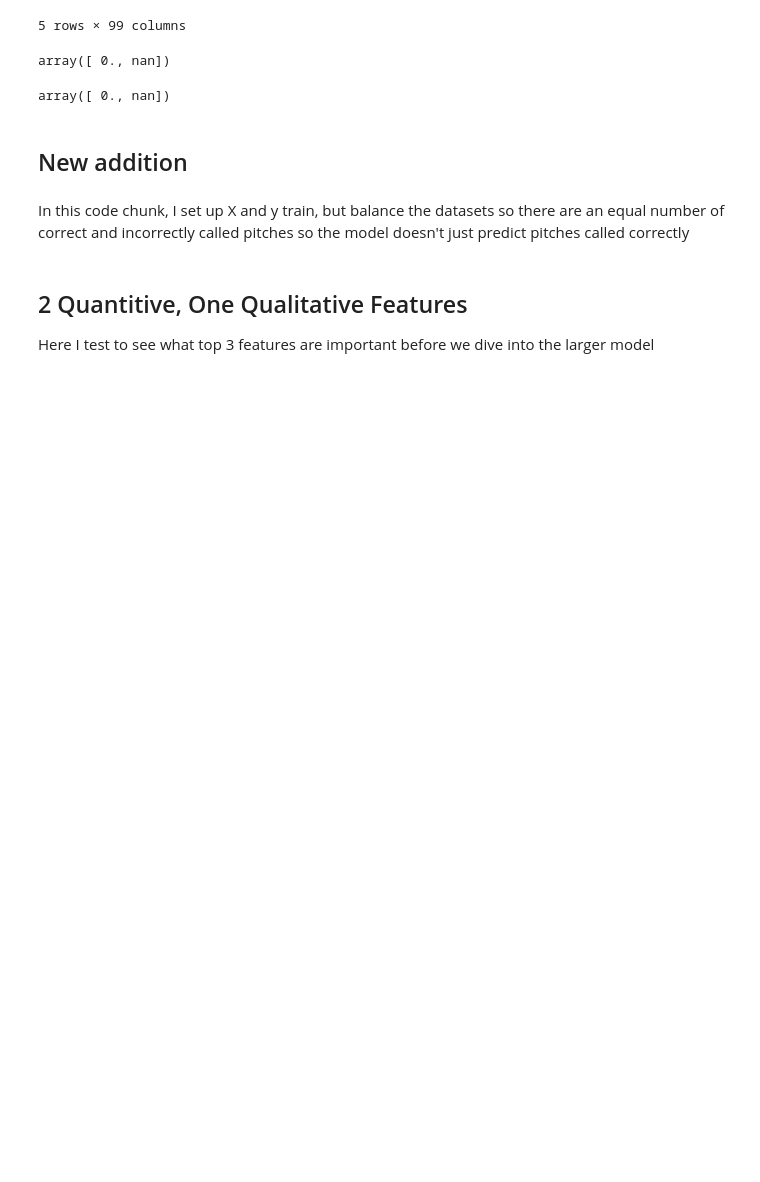
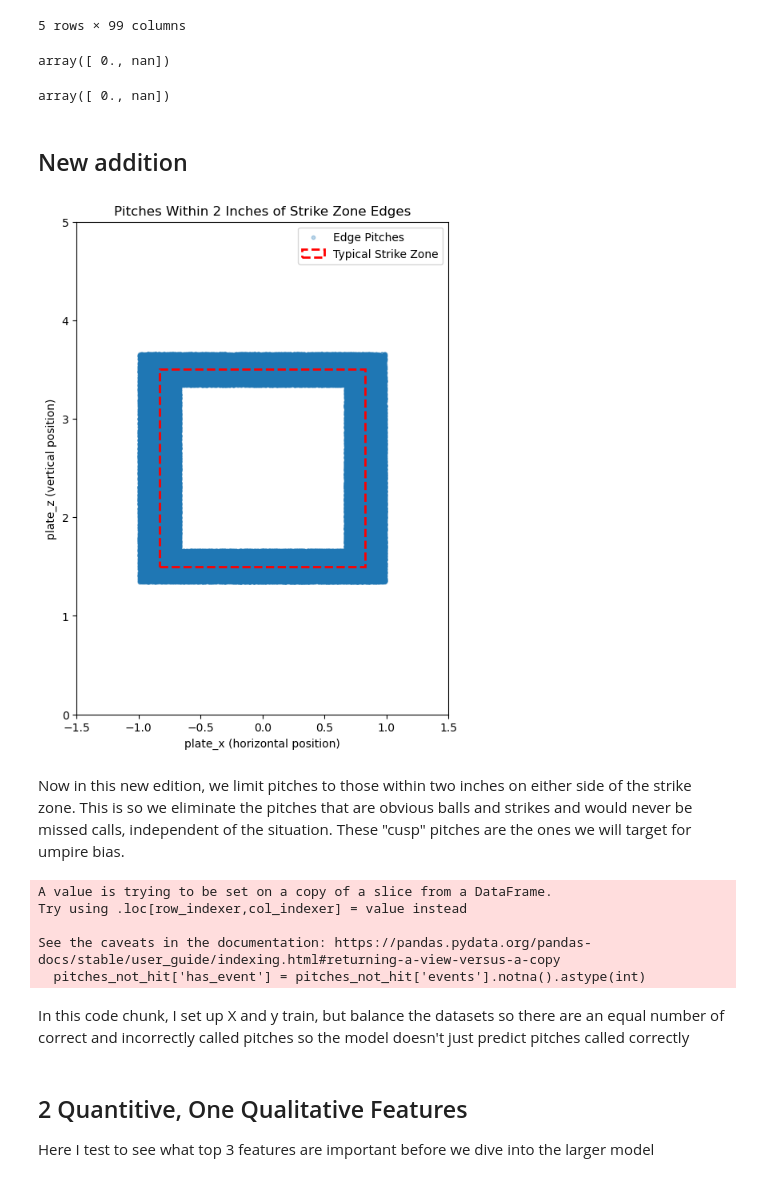
Before and after one commit to ctkatz/ML_project, a Jupyter notebook: chloe.ipynb, the cells around one changed output. Drawn from its saved outputs; the diff is of its cells as text; code cells hidden in the pictures; blank space fills up the shorter version.

```diff
--- a/chloe.ipynb
+++ b/chloe.ipynb
@@ -60,9 +60,71 @@ pitches_not_hit["iso_value"].unique()
 array([ 0., nan])
 # %% [markdown]
 ## New addition
+# %%
+import matplotlib.pyplot as plt
+
+# Convert 2 inches to feet
+margin = 2 / 12
+
+# Strike zone edges
+left = -0.83
+right = 0.83
+bottom = 1.5
+top = 3.5
+
+# Create masks for each strike zone edge
+left_edge = (
+    (pitches_not_hit['plate_x'] >= left - margin) & (pitches_not_hit['plate_x'] <= left + margin) &
+    (pitches_not_hit['plate_z'] >= bottom - margin) & (pitches_not_hit['plate_z'] <= top + margin))
+
+right_edge = (
+    (pitches_not_hit['plate_x'] >= right - margin) & (pitches_not_hit['plate_x'] <= right + margin) &
+    (pitches_not_hit['plate_z'] >= bottom - margin) & (pitches_not_hit['plate_z'] <= top + margin))
+
+bottom_edge = (
+    (pitches_not_hit['plate_z'] >= bottom - margin) & (pitches_not_hit['plate_z'] <= bottom + margin) &
+    (pitches_not_hit['plate_x'] >= left - margin) & (pitches_not_hit['plate_x'] <= right + margin))
+
+top_edge = (
+    (pitches_not_hit['plate_z'] >= top - margin) & (pitches_not_hit['plate_z'] <= top + margin) &
+    (pitches_not_hit['plate_x'] >= left - margin) & (pitches_not_hit['plate_x'] <= right + margin))
+
+# Combine all edges
+edge_mask = left_edge | right_edge | bottom_edge | top_edge
+
+# Filter pitches
+edge_pitches = pitches_not_hit[edge_mask]
+pitches_not_hit = pitches_not_hit[edge_mask]
+
+# Plot
+fig, ax = plt.subplots(figsize=(6, 8))
+ax.scatter(edge_pitches['plate_x'], edge_pitches['plate_z'], alpha=0.3, label='Edge Pitches', s=10)
+
+# Draw strike zone
+strike_zone = plt.Rectangle((left, bottom), right - left, top - bottom, fill=False,
+                            color='red', linestyle='--', linewidth=2, label='Typical Strike Zone')
+ax.add_patch(strike_zone)
+
+ax.set_xlabel("plate_x (horizontal position)")
+ax.set_ylabel("plate_z (vertical position)")
+ax.set_title("Pitches Within 2 Inches of Strike Zone Edges")
+ax.set_xlim(-1.5, 1.5)
+ax.set_ylim(0, 5)
+ax.legend()
+plt.show()
+# %% [output]
+[figure, added]
+# %% [markdown]
+Now in this new edition, we limit pitches to those within two inches on either side of the strike zone. This is so we eliminate the pitches that are obvious balls and strikes and would never be missed calls, independent of the situation. These "cusp" pitches are the ones we will target for umpire bias.
 # %%
 # Creating a new variable to see if a game altering event (out or man on base) came as a result of the pitch
 pitches_not_hit['has_event'] = pitches_not_hit['events'].notna().astype(int)
+# %% [output]
+A value is trying to be set on a copy of a slice from a DataFrame.
+Try using .loc[row_indexer,col_indexer] = value instead
+
+See the caveats in the documentation: https://pandas.pydata.org/pandas-docs/stable/user_guide/indexing.html#returning-a-view-versus-a-copy
+  pitches_not_hit['has_event'] = pitches_not_hit['events'].notna().astype(int)
 # %%
 from sklearn.model_selection import train_test_split
 from sklearn.utils import resample
```
Also changed, not shown: parts of 10 cells of this notebook.
